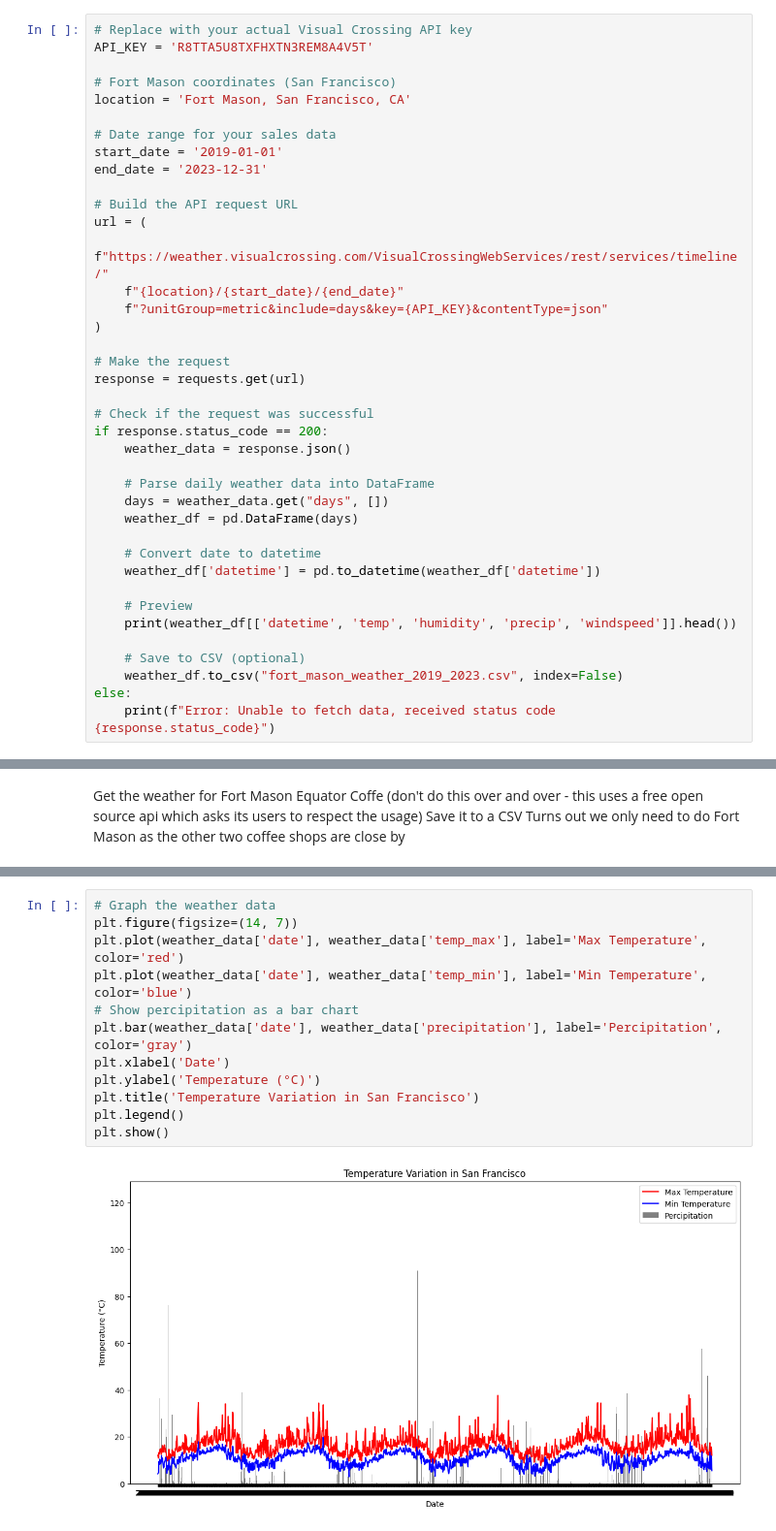
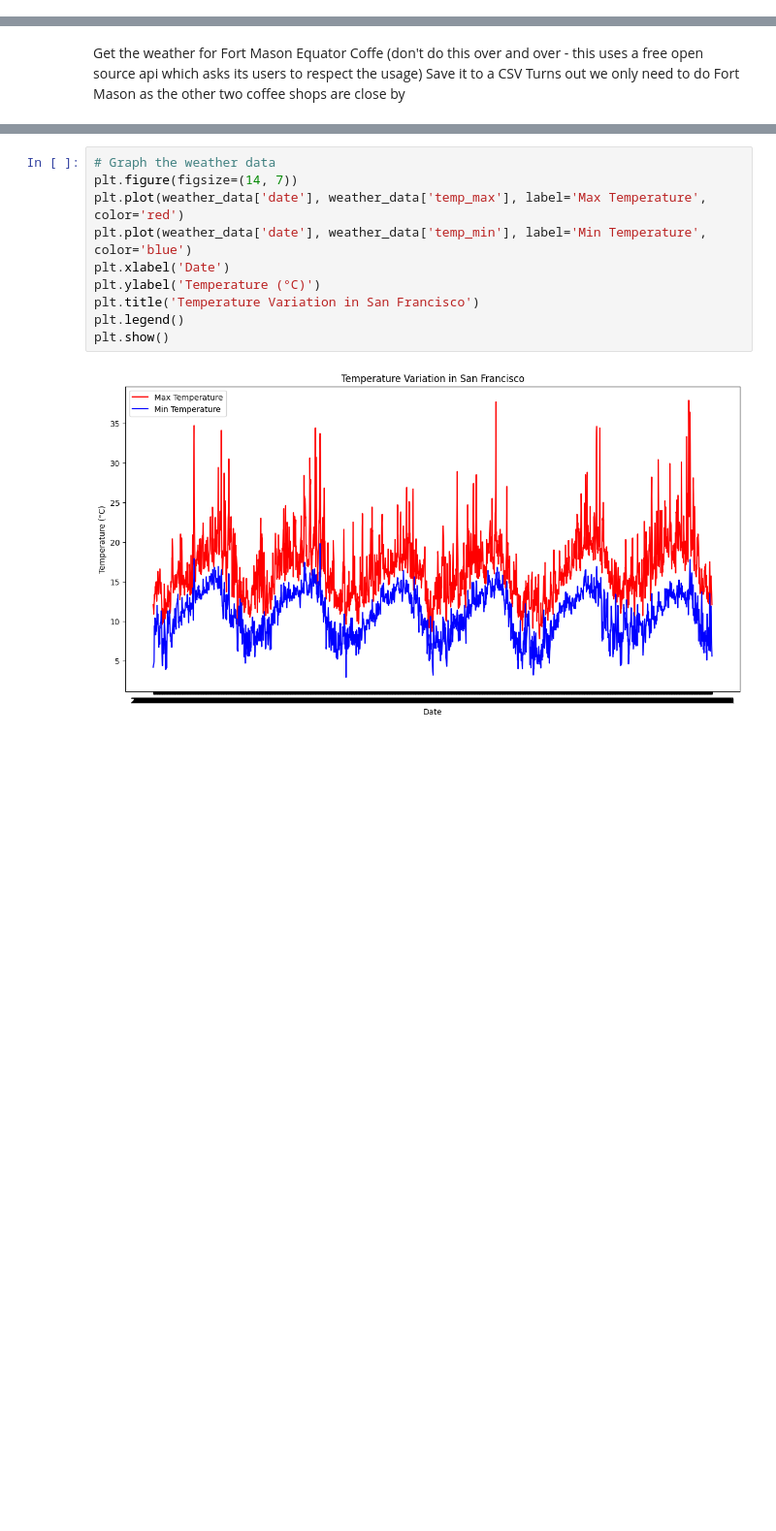
Before and after one commit to pcatroppa/bus774, a Jupyter notebook: CoffeeWeather.ipynb, the cells around one changed output, grey strips where cells are left out. Shown: that part at 97% size. Cells and saved outputs as stored; diff of their text form; blank space fills up the shorter version.

```diff
--- a/CoffeeWeather.ipynb
+++ b/CoffeeWeather.ipynb
@@ -50,39 +17,0 @@ print(weather_history)
-# %%
-# Replace with your actual Visual Crossing API key
-API_KEY = 'R8TTA5U8TXFHXTN3REM8A4V5T'
-
-# Fort Mason coordinates (San Francisco)
-location = 'Fort Mason, San Francisco, CA'
-
-# Date range for your sales data
-start_date = '2019-01-01'
-end_date = '2023-12-31'
-
-# Build the API request URL
-url = (
-    f"https://weather.visualcrossing.com/VisualCrossingWebServices/rest/services/timeline/"
-    f"{location}/{start_date}/{end_date}"
-    f"?unitGroup=metric&include=days&key={API_KEY}&contentType=json"
-)
-
-# Make the request
-response = requests.get(url)
-
-# Check if the request was successful
-if response.status_code == 200:
-    weather_data = response.json()
-
-    # Parse daily weather data into DataFrame
-    days = weather_data.get("days", [])
-    weather_df = pd.DataFrame(days)
-
-    # Convert date to datetime
-    weather_df['datetime'] = pd.to_datetime(weather_df['datetime'])
-
-    # Preview
-    print(weather_df[['datetime', 'temp', 'humidity', 'precip', 'windspeed']].head())
-
-    # Save to CSV (optional)
-    weather_df.to_csv("fort_mason_weather_2019_2023.csv", index=False)
-else:
-    print(f"Error: Unable to fetch data, received status code {response.status_code}")
@@ -168,14 +90,12 @@ print(weather_data.head())
 # %%
 # Graph the weather data
 plt.figure(figsize=(14, 7))
 plt.plot(weather_data['date'], weather_data['temp_max'], label='Max Temperature', color='red')
 plt.plot(weather_data['date'], weather_data['temp_min'], label='Min Temperature', color='blue')
-# Show percipitation as a bar chart
-plt.bar(weather_data['date'], weather_data['precipitation'], label='Percipitation', color='gray')
 plt.xlabel('Date')
 plt.ylabel('Temperature (°C)')
 plt.title('Temperature Variation in San Francisco')
 plt.legend()
 plt.show()
 # %% [output]
-[figure, old version]
+[figure, new version]
```
Also changed, not shown: parts of 25 cells of this notebook.
